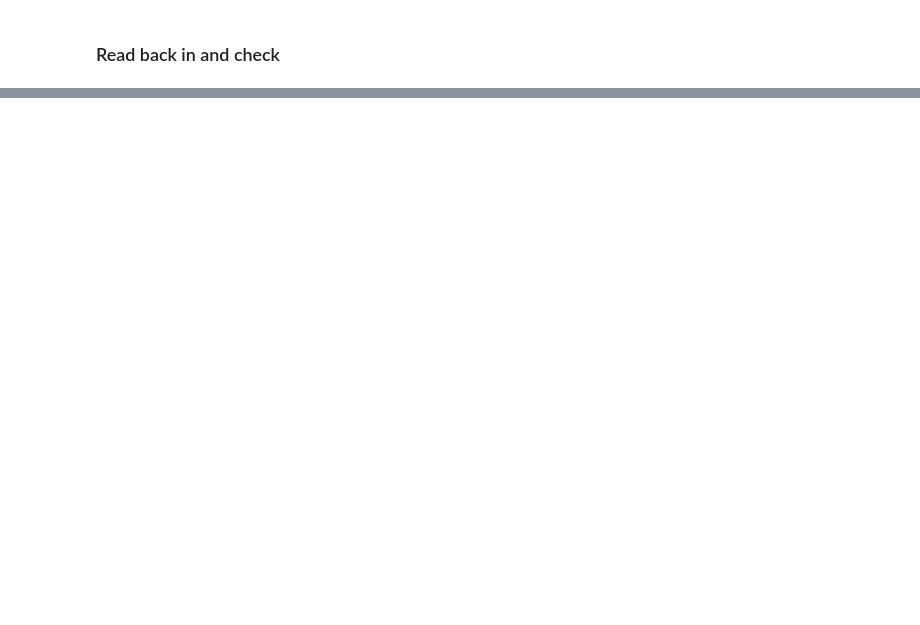
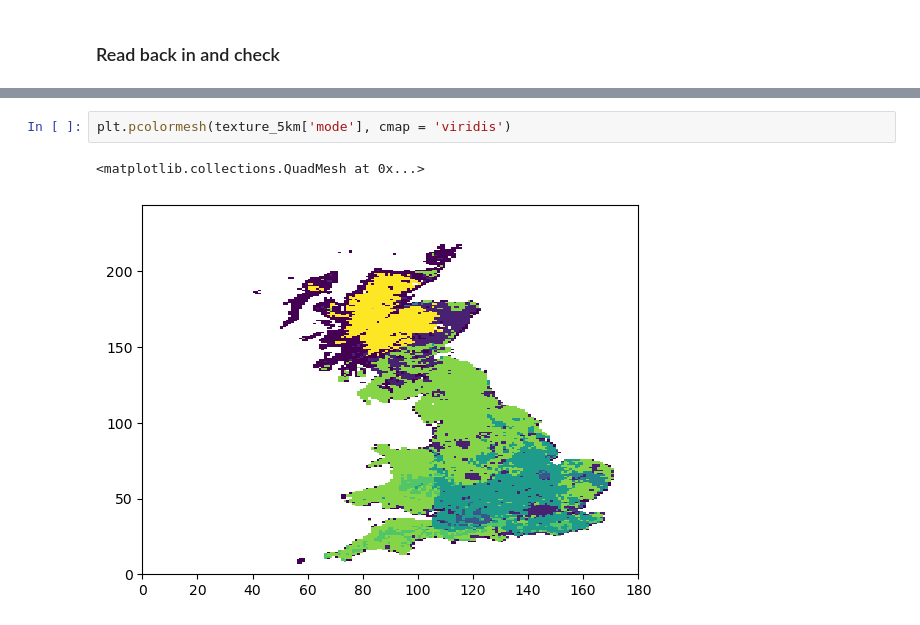
Before and after one commit to masher92/FutureFlood, a Jupyter notebook: ProcessSoilData/HydraulicConductivityConversion.ipynb, the cells around one changed output, grey strips where cells are left out. Drawn from its saved outputs; the diff is of its cells as text; blank space fills up the shorter version.

```diff
--- a/ProcessSoilData/HydraulicConductivityConversion.ipynb
+++ b/ProcessSoilData/HydraulicConductivityConversion.ipynb
@@ -211,0 +455,5 @@ test =filter_closer_to_catchment(hk_in, this_catchment_poly, True, this_catchmen
+# %%
+plt.pcolormesh(texture_5km['mode'], cmap = 'viridis')
+# %% [output]
+<matplotlib.collections.QuadMesh at 0x...>
+[figure, added]
```
Also changed, not shown: parts of 34 cells of this notebook, 17 other files.
